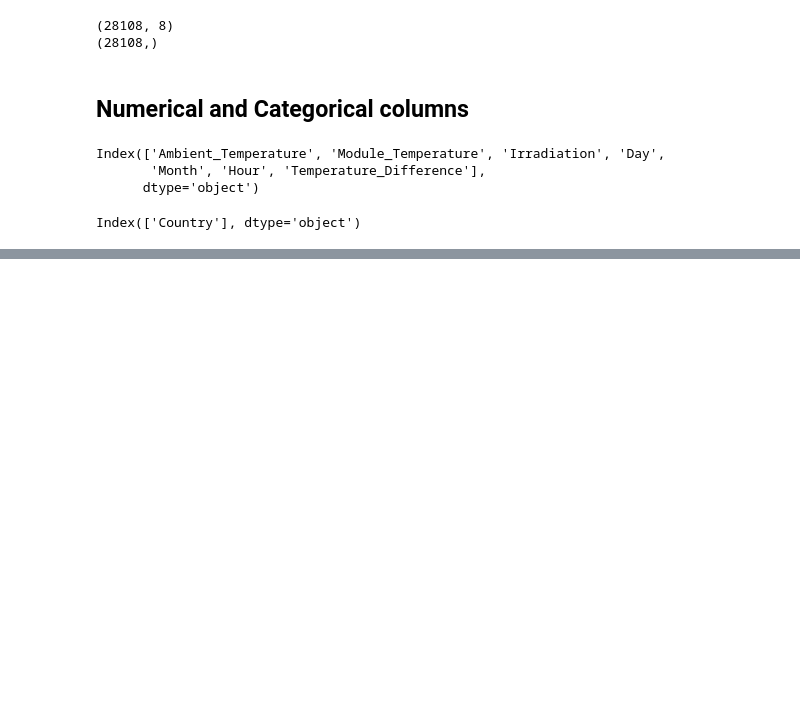
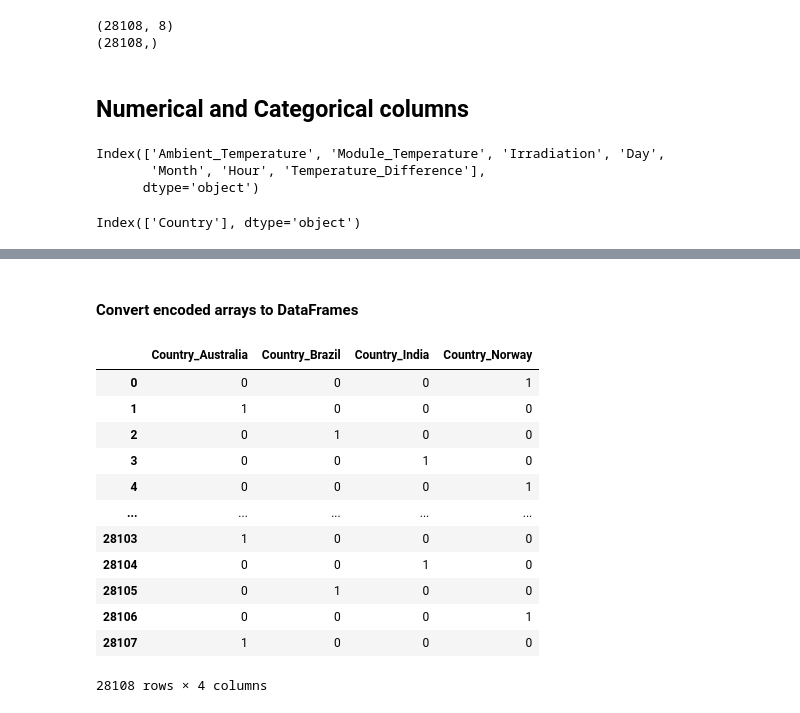
Before and after one commit to archasunil1111-jpg/Solar_Power_Generation_Prediction, a Jupyter notebook: notebooks/02_modeling.ipynb, the cells around one changed output, grey strips where cells are left out. Cells and saved outputs as stored; diff of their text form; code cells hidden in the pictures; blank space fills up the shorter version.

Commit message:
Complete categorical encoding

```diff
--- a/notebooks/02_modeling.ipynb
+++ b/notebooks/02_modeling.ipynb
@@ -134,0 +137,4 @@ Index(['Country'], dtype='object')
+# %%
+from sklearn.preprocessing import OneHotEncoder
+encoder=OneHotEncoder(handle_unknown="ignore",sparse_output=False,dtype=int)
+encoder
@@ -134,0 +145,3 @@ Index(['Country'], dtype='object')
+# %%
+encoded_train=encoder.fit_transform(X_train[categorical_col])
+encoded_train
@@ -134,0 +169,19 @@ Index(['Country'], dtype='object')
+# %% [markdown]
+#### Convert encoded arrays to DataFrames
+# %%
+encoded_train_df=pd.DataFrame(encoded_train,columns=encoder.get_feature_names_out(categorical_col),index=X_train.index)
+encoded_train_df
+# %% [output]
+|  | Country_Australia | Country_Brazil | Country_India | Country_Norway |
+| 0 | 0 | 0 | 0 | 1 |
+| 1 | 1 | 0 | 0 | 0 |
+| 2 | 0 | 1 | 0 | 0 |
+| 3 | 0 | 0 | 1 | 0 |
+| 4 | 0 | 0 | 0 | 1 |
+| ... | ... | ... | ... | ... |
+| 28103 | 1 | 0 | 0 | 0 |
+| 28104 | 0 | 0 | 1 | 0 |
+| 28105 | 0 | 1 | 0 | 0 |
+| 28106 | 0 | 0 | 0 | 1 |
+| 28107 | 1 | 0 | 0 | 0 |
+28108 rows × 4 columns
```
Also changed, not shown: parts of 9 cells of this notebook.
